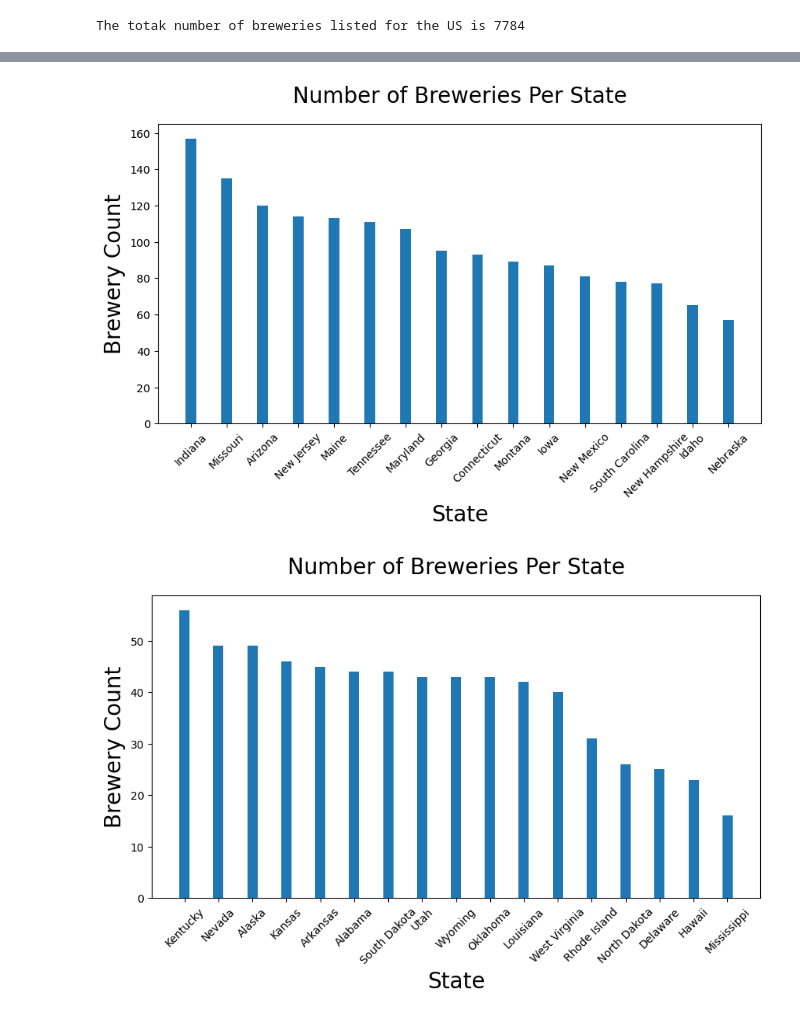
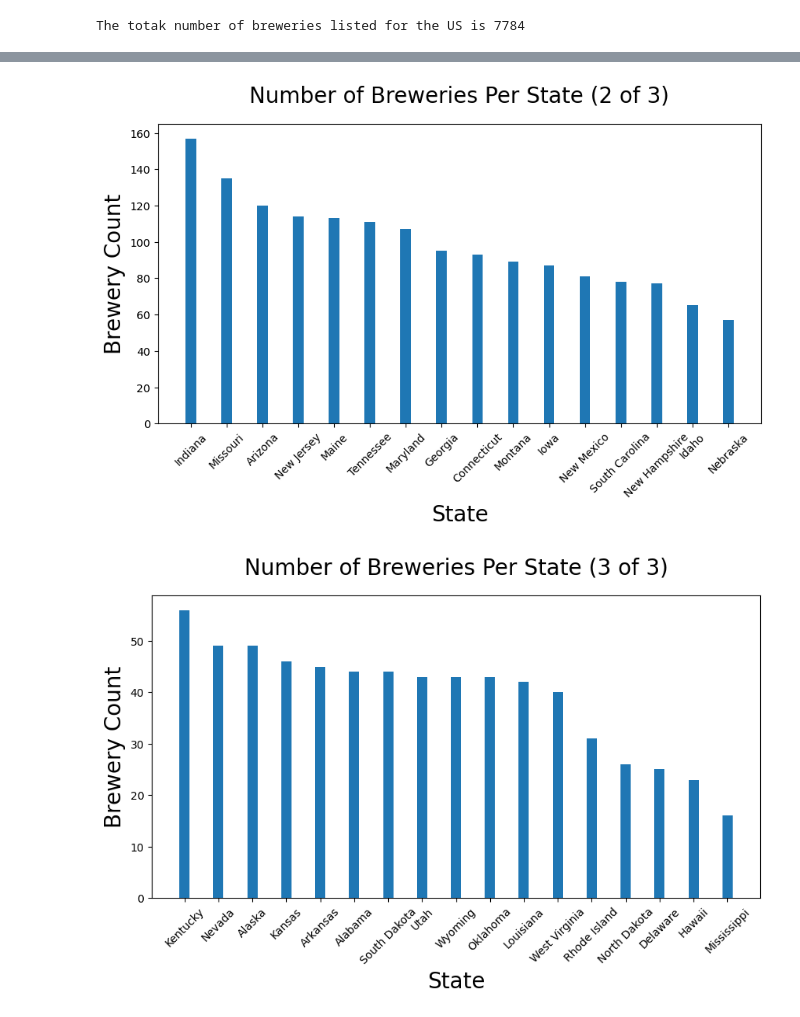
Before and after one commit to scorpionhand/Brewery_Project_One, a Jupyter notebook: Beers_location_Final.ipynb, the cells around one changed output, grey strips where cells are left out. Drawn from its saved outputs; the diff is of its cells as text; code cells hidden in the pictures.

```diff
--- a/Beers_location_Final.ipynb
+++ b/Beers_location_Final.ipynb
@@ -324,21 +328,21 @@ sub_set_of
 
 plt.figure(figsize=(10, 5))
 plt.bar(sub_set_of['state_province'], sub_set_of['count'], width=0.3)
-plt.title("Number of Breweries Per State", fontsize = 20, pad=20)
+plt.title("Number of Breweries Per State (2 of 3)", fontsize = 20, pad=20)
 plt.xlabel("State", fontsize = 20)
 plt.ylabel("Brewery Count", fontsize = 20)
 plt.xticks(rotation=45)
 plt.show()
 # %% [output]
-[figure, old version]
+[figure, new version]
 # %%
 sub_set_of = pd.DataFrame(all_brewtypes.iloc[33:50]).reset_index()
 plt.figure(figsize=(10, 5))
 plt.bar(sub_set_of['state_province'], sub_set_of['count'], width=0.3)
-plt.title("Number of Breweries Per State", fontsize = 20, pad=20)
+plt.title("Number of Breweries Per State (3 of 3)", fontsize = 20, pad=20)
 plt.xlabel("State", fontsize = 20)
 plt.ylabel("Brewery Count", fontsize = 20)
 plt.xticks(rotation=45)
 plt.show()
 # %% [output]
-[figure, old version]
+[figure, new version]
```
Also changed, not shown: parts of 4 cells of this notebook, 2 other files.
